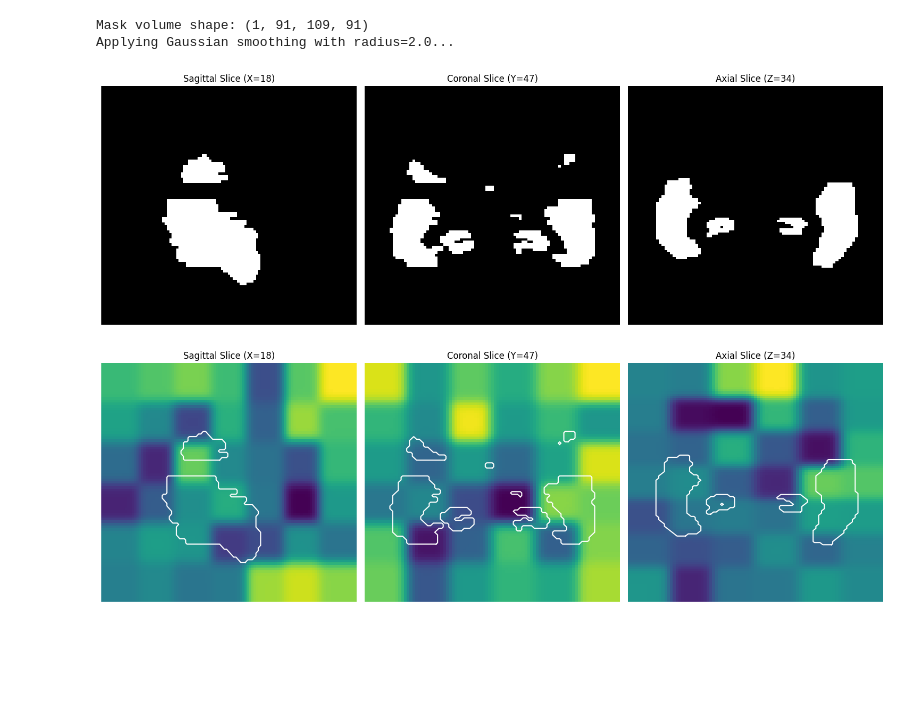
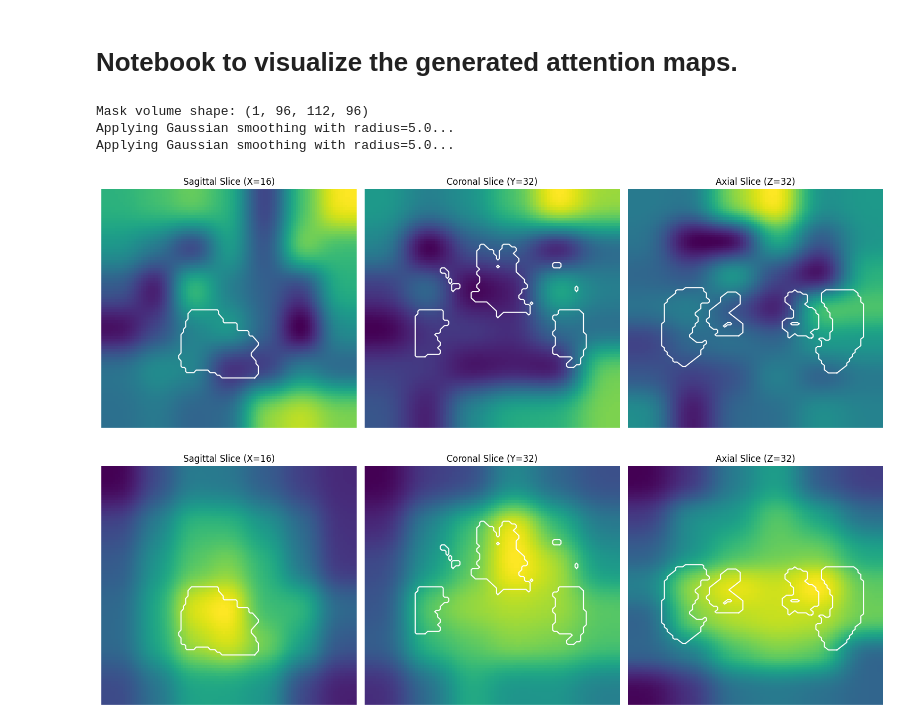
Before and after one commit to diogommiranda/Guiding-ViTs-attention-with-domain-knowledge-for-AD, a Jupyter notebook: code/visualize_attention.ipynb, the cells around one changed output. Cells and saved outputs as stored; diff of their text form; code cells hidden in the pictures; blank space fills up the shorter version.

```diff
--- a/code/visualize_attention.ipynb
+++ b/code/visualize_attention.ipynb
@@ -1,3 +1,5 @@
+# %% [markdown]
+# Notebook to visualize the generated attention maps.
 # %%
 import torch
 import matplotlib.pyplot as plt
@@ -75,23 +77,28 @@ def view_image_data(img_data, x_mid=None, y_mid=None, z_mid=None, smooth=None, c
 # %%
 mask_path = Path("/home/diogommiranda/tese/masks/ROI_MASK.nii")
 mask_img = nib.load(mask_path)
 mask_volume = mask_img.get_fdata(dtype=np.float32)
-#padding = ((2,3), (1,2), (2,3))
-#mask_volume = np.pad(mask_volume, padding, mode='edge')
+padding = ((2,3), (1,2), (2,3))
+mask_volume = np.pad(mask_volume, padding, mode='edge')
 mask_volume = np.expand_dims(mask_volume, axis=0)
 mask_volume = np.transpose(mask_volume, (0, 3, 2, 1)) # Transpose to (depth, height, width)
 print(f"Mask volume shape: {mask_volume.shape}")
 mask_volume = torch.tensor(mask_volume, dtype=torch.float32)
 
 # 0-15, 16-31, 32-47, 48-63, 64-79, 80-95, 96-111
-x_mid, y_mid, z_mid = 18, 47, 34
-view_image_data(mask_volume, x_mid=x_mid, y_mid=y_mid, z_mid=z_mid)
+x_mid, y_mid, z_mid = 16, 32, 32
+#view_image_data(mask_volume, x_mid=x_mid, y_mid=y_mid, z_mid=z_mid)
 
 path = "/home/diogommiranda/tese/mapas/hybrid_no_guidance/train_att_volume.pt"
 this = torch.load(path)
-view_image_data(this, x_mid=x_mid, y_mid=y_mid, z_mid=z_mid, smooth=2.0, cmap_mode='viridis', roi_mask=mask_volume, contour_color='white')
+view_image_data(this, x_mid=x_mid, y_mid=y_mid, z_mid=z_mid, smooth=5.0, cmap_mode='viridis', roi_mask=mask_volume, contour_color='white')
+
+path = "/home/diogommiranda/tese/mapas/hybrid_guidance/train_att_volume.pt"
+this = torch.load(path)
+view_image_data(this, x_mid=x_mid, y_mid=y_mid, z_mid=z_mid, smooth=5.0, cmap_mode='viridis', roi_mask=mask_volume, contour_color='white')
 # %% [output]
-Mask volume shape: (1, 91, 109, 91)
-Applying Gaussian smoothing with radius=2.0...
+Mask volume shape: (1, 96, 112, 96)
+Applying Gaussian smoothing with radius=5.0...
+Applying Gaussian smoothing with radius=5.0...
-[figure, old version]
+[figure, new version]
-[figure, old version]
+[figure, new version]
```
Also changed, not shown: 8 other files.
